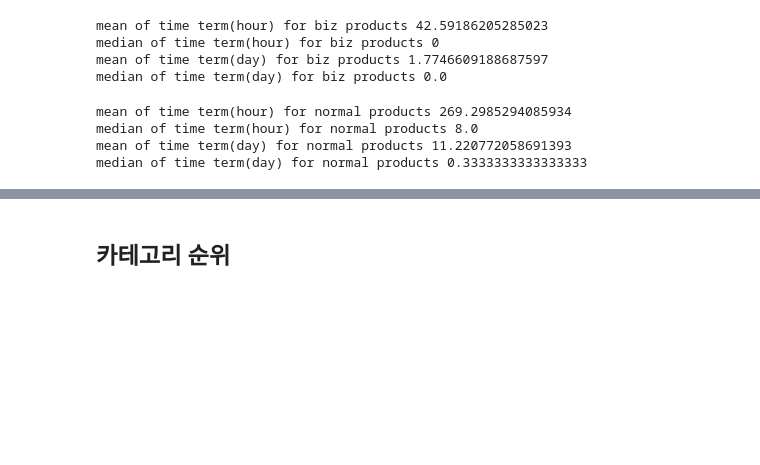
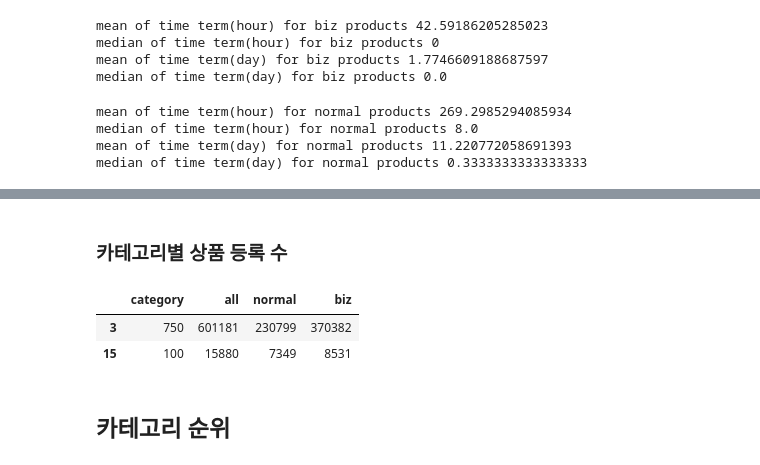
Before and after one commit to qkrtjdud1017/analytics, a Jupyter notebook: 판매자(일반상점+전문상점)특성.ipynb, the cells around one changed output, grey strips where cells are left out. Drawn from its saved outputs; the diff is of its cells as text; code cells hidden in the pictures; blank space fills up the shorter version.

```diff
--- a/판매자(일반상점+전문상점)특성.ipynb
+++ b/판매자(일반상점+전문상점)특성.ipynb
@@ -412,3 +414,44 @@ median of time term(day) for normal products 0.3333333333333333
+# %% [markdown]
+### 카테고리별 상품 등록 수
+# %%
+q = f"""
+SET TIME ZONE 'Asia/Seoul';
+SELECT left(p.category_id,3) as category, count(*) AS all
+FROM service1_quicket.product_info p
+WHERE p.create_date BETWEEN '2019-01-01 00:00:00' AND '2019-12-31 23:59:59'
+GROUP BY left(p.category_id,3);
+"""
+product_num_by_cate_all = pd.read_sql(q, con=redshift)
+# %%
+q = f"""
+SET TIME ZONE 'Asia/Seoul';
+SELECT left(p.category_id,3) as category, count(*) AS normal
+FROM service1_quicket.product_info p
+INNER JOIN service1_quicket.user_ u ON u.id = p.uid
+WHERE p.create_date BETWEEN '2019-01-01 00:00:00' AND '2019-12-31 23:59:59'
+	AND u.bizlicense = 0
+GROUP BY left(p.category_id,3);
+"""
+product_num_by_cate_normal = pd.read_sql(q, con=redshift)
+# %%
+q = f"""
+SET TIME ZONE 'Asia/Seoul';
+SELECT left(p.category_id,3) as category, count(*) AS biz
+FROM service1_quicket.product_info p
+INNER JOIN service1_quicket.user_ u ON u.id = p.uid
+WHERE p.create_date BETWEEN '2019-01-01 00:00:00' AND '2019-12-31 23:59:59'
+	AND u.bizlicense = 1
+GROUP BY left(p.category_id,3);
+"""
+product_num_by_cate_biz = pd.read_sql(q, con=redshift)
+# %%
+prod_num_by_category = pd.merge(pd.merge(product_num_by_cate_all, product_num_by_cate_normal, on='category'), product_num_by_cate_biz, on='category')
+# %%
+prod_num_by_category[prod_num_by_category['normal'] < prod_num_by_category['biz']]
+# %% [output]
+|  | category | all | normal | biz |
+| 3 | 750 | 601181 | 230799 | 370382 |
+| 15 | 100 | 15880 | 7349 | 8531 |
 # %% [markdown]
 ## 카테고리 순위
 # %%
```
Also changed, not shown: parts of 6 cells of this notebook, 1 other file.
